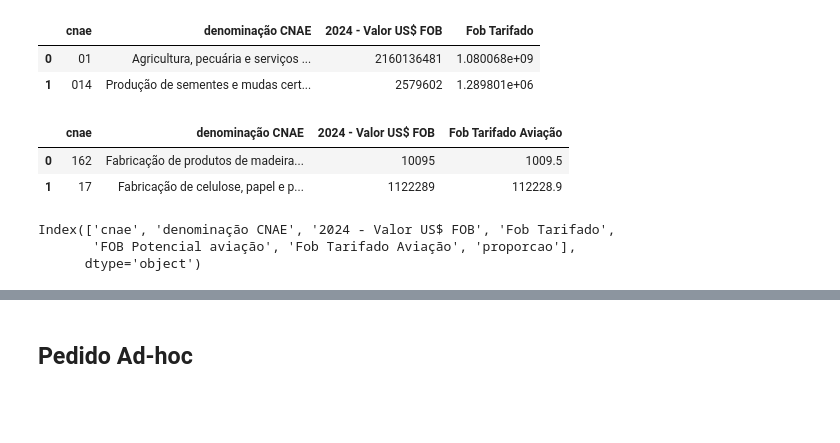
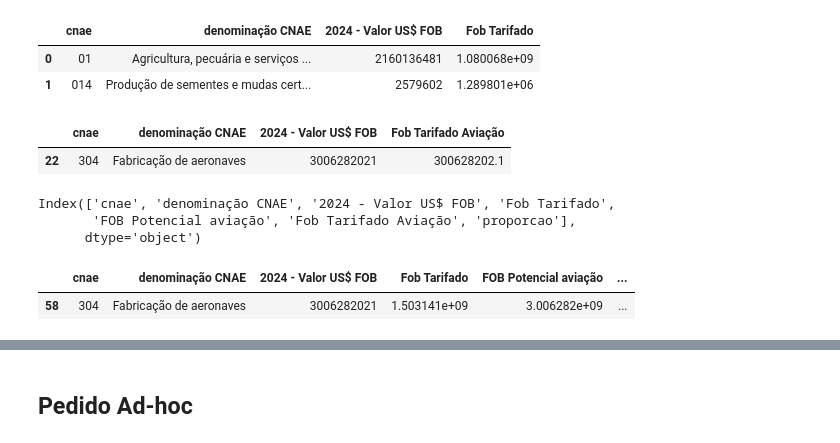
Before and after one commit to amiltonmendes/analise_insumo_produto, a Jupyter notebook: Identificação de empresas após a priorização.ipynb, the cells around one changed output, grey strips where cells are left out. Cells and saved outputs as stored; diff of their text form; code cells hidden in the pictures; blank space fills up the shorter version.

Commit message:
Dados de tarifas aplicadas

```diff
--- a/Identificação de empresas após a priorização.ipynb
+++ b/Identificação de empresas após a priorização.ipynb
@@ -421,11 +421,10 @@ exportacoes_usa_2024_isic_agrupado_todos.head(2)
 | 0 | 01 | Agricultura, pecuária e serviços ... | 2160136481 | 1.080068e+09 |
 | 1 | 014 | Produção de sementes e mudas cert... | 2579602 | 1.289801e+06 |
 # %%
-exportacoes_usa_2024_isic_agrupado_aviacao.head(2)
+exportacoes_usa_2024_isic_agrupado_aviacao.query('cnae=="304"')
 # %% [output]
 |  | cnae | denominação CNAE | 2024 - Valor US$ FOB | Fob Tarifado Aviação |
-| 0 | 162 | Fabricação de produtos de madeira... | 10095 | 1009.5 |
-| 1 | 17 | Fabricação de celulose, papel e p... | 1122289 | 112228.9 |
+| 22 | 304 | Fabricação de aeronaves | 3006282021 | 300628202.1 |
 # %%
 agregacao_final = exportacoes_usa_2024_isic_agrupado_todos.merge(exportacoes_usa_2024_isic_agrupado_aviacao.rename(columns={'2024 - Valor US$ FOB' : 'FOB Potencial aviação'}),on=['cnae','denominação CNAE'],how='left')
 # %%
@@ -438,6 +437,11 @@ agregacao_final.columns
 Index(['cnae', 'denominação CNAE', '2024 - Valor US$ FOB', 'Fob Tarifado',
        'FOB Potencial aviação', 'Fob Tarifado Aviação', 'proporcao'],
       dtype='object')
+# %%
+agregacao_final.query('cnae == "304"')
+# %% [output]
+|  | cnae | denominação CNAE | 2024 - Valor US$ FOB | Fob Tarifado | FOB Potencial aviação | ... |
+| 58 | 304 | Fabricação de aeronaves | 3006282021 | 1.503141e+09 | 3.006282e+09 | ... |
 # %%
 #Se proporcao for diferente de 0, Tarifa mínima deve ter o valor igual a (proporcao*FOB Potencial aviação)+((1-proporcao)*Fob Tarifado). Caso contrário, o valor é igual a Fob Tarifado
 
```
Also changed, not shown: parts of 2 cells of this notebook, 1 other file.
